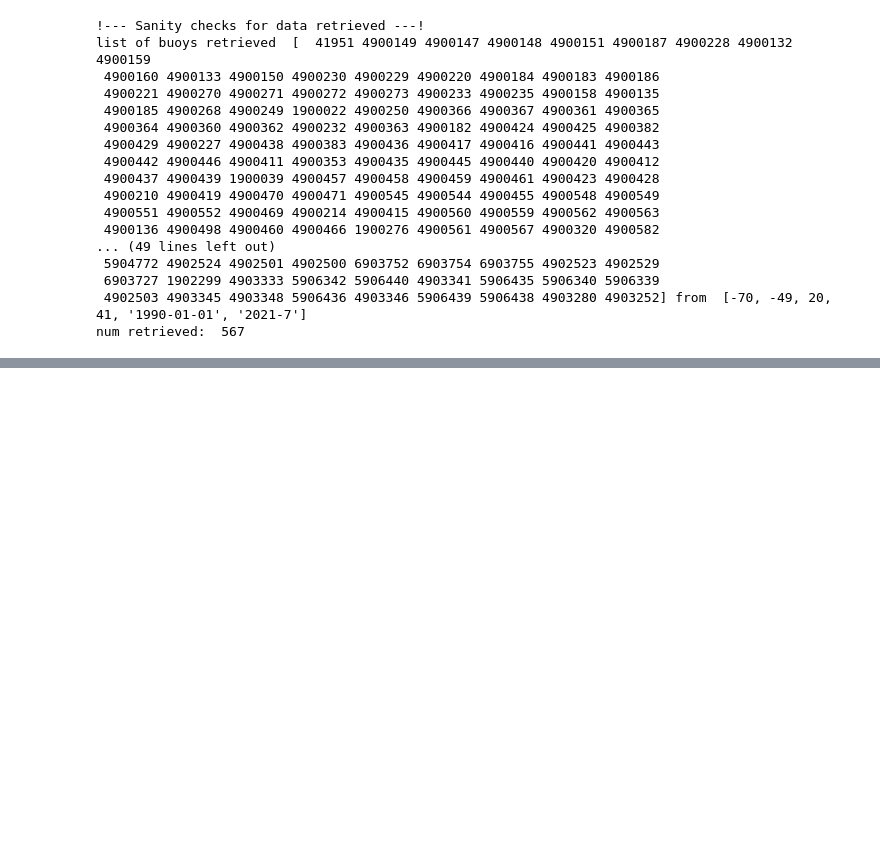
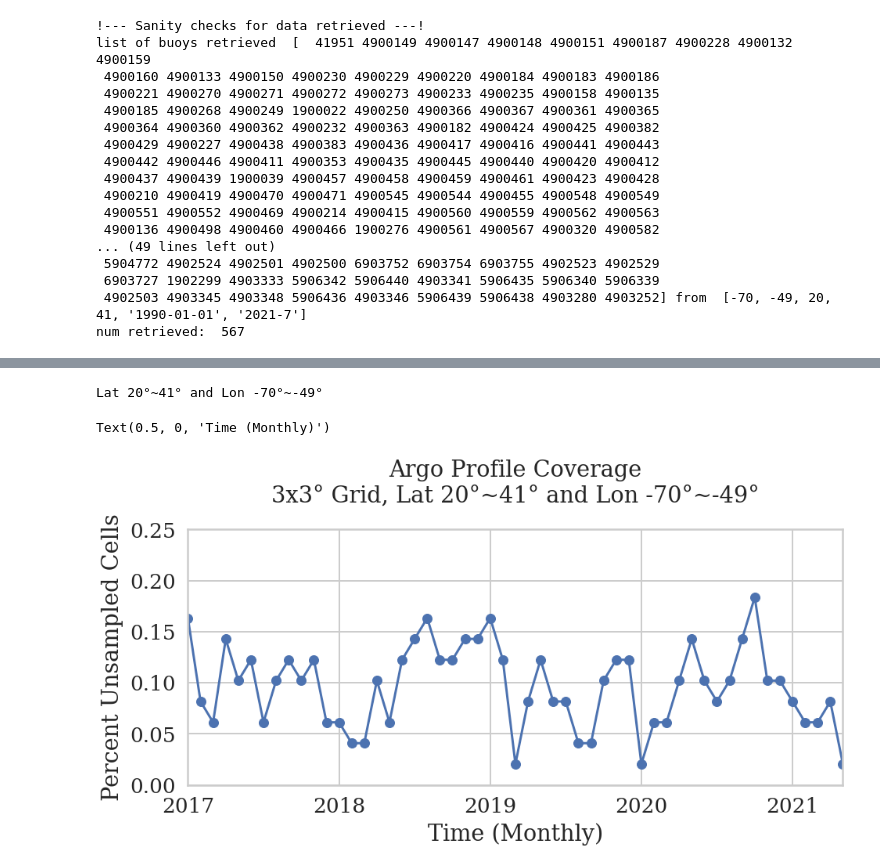
Before and after one commit to nouyang/oceansim, a Jupyter notebook: 9- Plots.ipynb, the cells around one changed output, grey strips where cells are left out. Saved outputs shown, nothing was run; the diff lists cells and outputs as text; code cells hidden in the pictures; blank space fills up the shorter version.

```diff
--- a/9- Plots.ipynb
+++ b/9- Plots.ipynb
@@ -130,0 +200,29 @@ hi
+# %%
+
+sns.set(rc={"figure.figsize":(15, 6)}) #width=3, #height=4
+sns.set_context(context='poster', font_scale=1.2)
+sns.set_style("whitegrid")
+sns.set_style({'font.family':'serif'})
+
+df = pd.DataFrame()
+df['Date'] = date_rng[1:]
+df['Percent Not Sampled'] = zeros_by_month
+df['Percent Not Sampled'] = df['Percent Not Sampled'] / num_total_grids
+df[['Date','Percent Not Sampled']].set_index('Date').plot(
+    marker='o',
+#    title='Argo Profile Sparsity\n',
+#    xlabel='Month',
+#    ylabel='Percent Not Sampled',
+    legend=False,
+    ylim=(0,.25))
+#( LIMITS['lat1'], LIMITS['lat2'], LIMITS['lon1'], LIMITS['lon2'])
+L = LIMITS
+fmt_limits = f"Lat {L['lat1']}°~{L['lat2']}° and Lon {L['lon1']}°~{L['lon2']}°"
+print(fmt_limits)
+plt.title(f"Argo Profile Coverage\n3x3° Grid, {fmt_limits}", pad=35)
+plt.ylabel('Percent Unsampled Cells', labelpad=8)
+plt.xlabel('Time (Monthly)', labelpad=8)
+# %% [output]
+Lat 20°~41° and Lon -70°~-49°
+Text(0.5, 0, 'Time (Monthly)')
+[figure, added]
```
Also changed, not shown: parts of 9 cells of this notebook, 1 other file.
